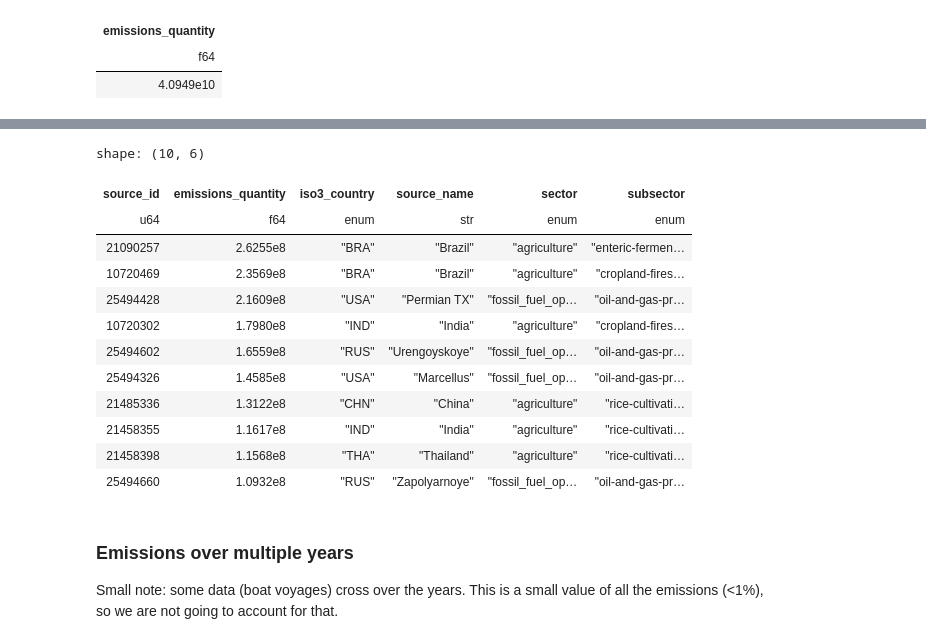
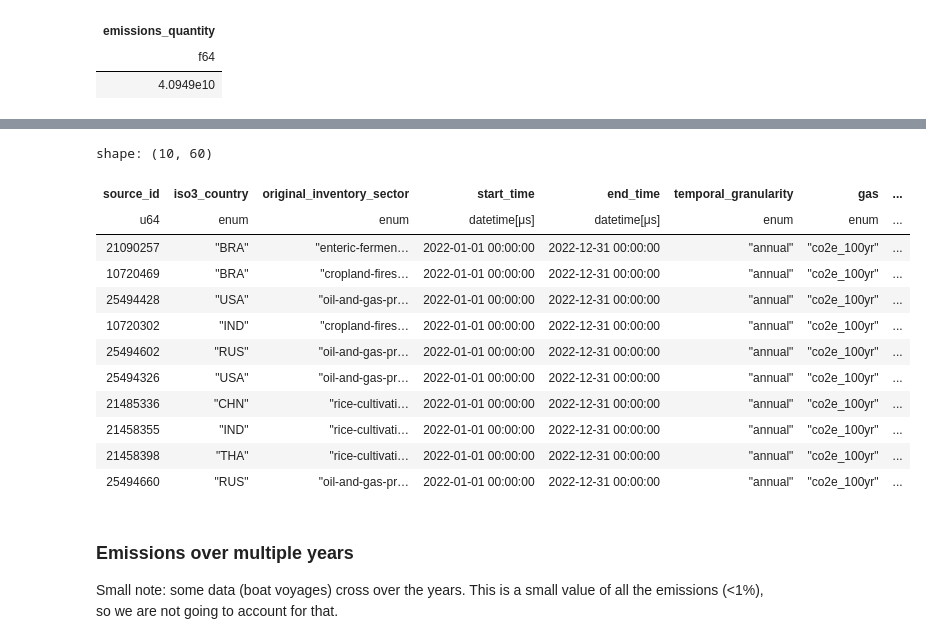
Before and after one commit to tjhunter/climate-trace-handbook, a Jupyter notebook: ct_book/_build/jupyter_execute/initial_analysis.ipynb, the cells around one changed output, grey strips where cells are left out. Saved outputs shown, nothing was run; the diff lists cells and outputs as text; code cells hidden in the pictures.

```diff
--- a/ct_book/_build/jupyter_execute/initial_analysis.ipynb
+++ b/ct_book/_build/jupyter_execute/initial_analysis.ipynb
@@ -256,25 +250,24 @@ https://climatetrace.org/explore
 # %%
 (sdf_gy
 .filter(c_emissions_quantity > 0)
 .filter(c_sector != ("forestry_and_land_use"))
-.select(c_source_id, c_emissions_quantity, c_iso3_country, c_source_name,c_sector, c_subsector)
 .top_k(10, by=c_emissions_quantity)
 .collect()
 )
 # %% [output]
-shape: (10, 6)
+shape: (10, 60)
-| source_id | emissions_quantity | iso3_country | source_name | sector | subsector |
-| u64 | f64 | enum | str | enum | enum |
-| 21090257 | 2.6255e8 | "BRA" | "Brazil" | "agriculture" | "enteric-fermen… |
-| 10720469 | 2.3569e8 | "BRA" | "Brazil" | "agriculture" | "cropland-fires… |
-| 25494428 | 2.1609e8 | "USA" | "Permian TX" | "fossil_fuel_op… | "oil-and-gas-pr… |
-| 10720302 | 1.7980e8 | "IND" | "India" | "agriculture" | "cropland-fires… |
-| 25494602 | 1.6559e8 | "RUS" | "Urengoyskoye" | "fossil_fuel_op… | "oil-and-gas-pr… |
-| 25494326 | 1.4585e8 | "USA" | "Marcellus" | "fossil_fuel_op… | "oil-and-gas-pr… |
-| 21485336 | 1.3122e8 | "CHN" | "China" | "agriculture" | "rice-cultivati… |
-| 21458355 | 1.1617e8 | "IND" | "India" | "agriculture" | "rice-cultivati… |
-| 21458398 | 1.1568e8 | "THA" | "Thailand" | "agriculture" | "rice-cultivati… |
-| 25494660 | 1.0932e8 | "RUS" | "Zapolyarnoye" | "fossil_fuel_op… | "oil-and-gas-pr… |
+| source_id | iso3_country | original_inventory_sector | start_time | end_time | temporal_granularity | gas | ... |
+| u64 | enum | enum | datetime[μs] | datetime[μs] | enum | enum | ... |
+| 21090257 | "BRA" | "enteric-fermen… | 2022-01-01 00:00:00 | 2022-12-31 00:00:00 | "annual" | "co2e_100yr" | ... |
+| 10720469 | "BRA" | "cropland-fires… | 2022-01-01 00:00:00 | 2022-12-31 00:00:00 | "annual" | "co2e_100yr" | ... |
+| 25494428 | "USA" | "oil-and-gas-pr… | 2022-01-01 00:00:00 | 2022-12-31 00:00:00 | "annual" | "co2e_100yr" | ... |
+| 10720302 | "IND" | "cropland-fires… | 2022-01-01 00:00:00 | 2022-12-31 00:00:00 | "annual" | "co2e_100yr" | ... |
+| 25494602 | "RUS" | "oil-and-gas-pr… | 2022-01-01 00:00:00 | 2022-12-31 00:00:00 | "annual" | "co2e_100yr" | ... |
+| 25494326 | "USA" | "oil-and-gas-pr… | 2022-01-01 00:00:00 | 2022-12-31 00:00:00 | "annual" | "co2e_100yr" | ... |
+| 21485336 | "CHN" | "rice-cultivati… | 2022-01-01 00:00:00 | 2022-12-31 00:00:00 | "annual" | "co2e_100yr" | ... |
+| 21458355 | "IND" | "rice-cultivati… | 2022-01-01 00:00:00 | 2022-12-31 00:00:00 | "annual" | "co2e_100yr" | ... |
+| 21458398 | "THA" | "rice-cultivati… | 2022-01-01 00:00:00 | 2022-12-31 00:00:00 | "annual" | "co2e_100yr" | ... |
+| 25494660 | "RUS" | "oil-and-gas-pr… | 2022-01-01 00:00:00 | 2022-12-31 00:00:00 | "annual" | "co2e_100yr" | ... |
 # %% [markdown]
 ### Emissions over multiple years
 
```
Also changed, not shown: parts of 3 cells of this notebook, 17 other files.
